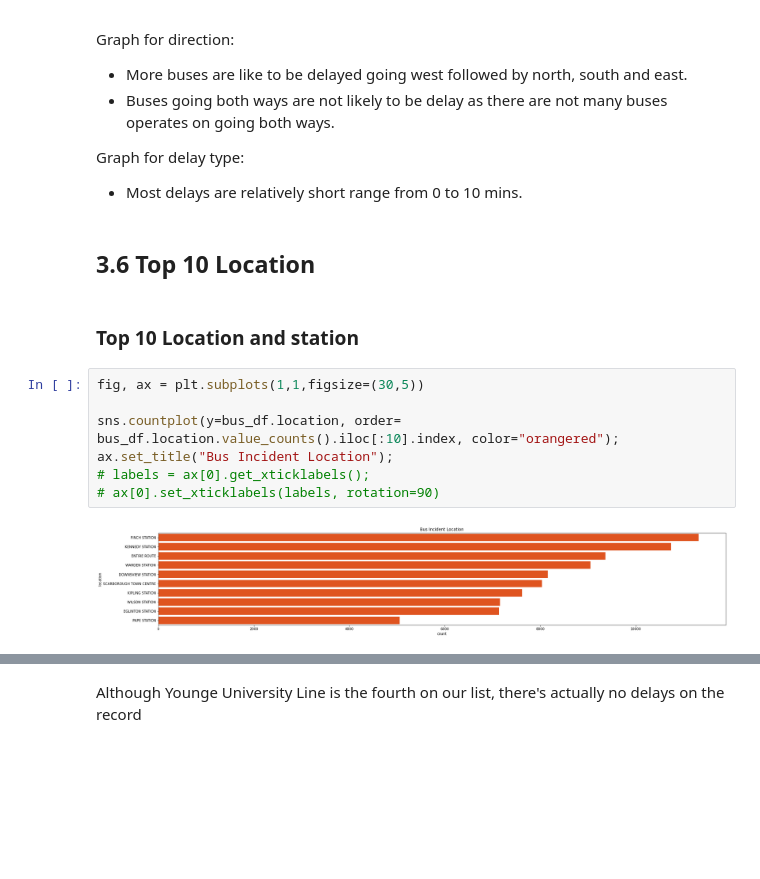
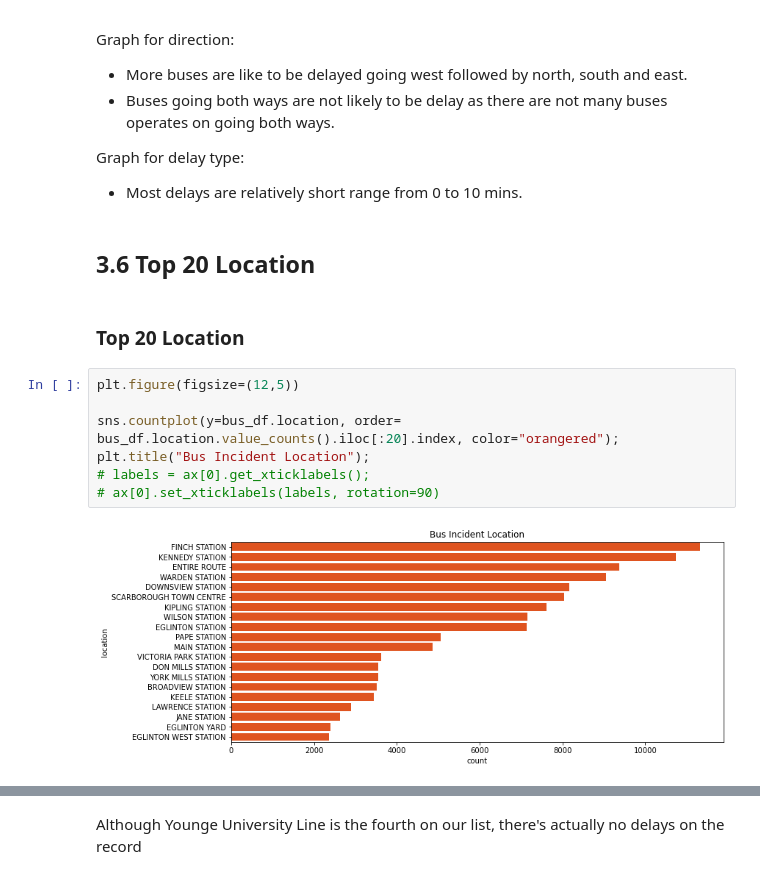
Before and after one commit to JasonYao3/TTC_transit_delay_proj, a Jupyter notebook: 3.Bus EDA.ipynb, the cells around one changed output, grey strips where cells are left out. Saved outputs shown, nothing was run; the diff lists cells and outputs as text; blank space fills up the shorter version.

```diff
--- a/3.Bus EDA.ipynb
+++ b/3.Bus EDA.ipynb
@@ -320,15 +314,15 @@ Graph for direction:
 Graph for delay type:
 - Most delays are relatively short range from 0 to 10 mins.
 # %% [markdown]
-## 3.6 Top 10 Location
+## 3.6 Top 20 Location
 # %% [markdown]
-### Top 10 Location and station
+### Top 20 Location
 # %%
-fig, ax = plt.subplots(1,1,figsize=(30,5))
+plt.figure(figsize=(12,5))
 
-sns.countplot(y=bus_df.location, order= bus_df.location.value_counts().iloc[:10].index, color="orangered");
-ax.set_title("Bus Incident Location");
+sns.countplot(y=bus_df.location, order= bus_df.location.value_counts().iloc[:20].index, color="orangered");
+plt.title("Bus Incident Location");
 # labels = ax[0].get_xticklabels();
 # ax[0].set_xticklabels(labels, rotation=90)
 # %% [output]
-[figure, old version]
+[figure, new version]
```
Also changed, not shown: parts of 21 cells of this notebook, 6 other files.
